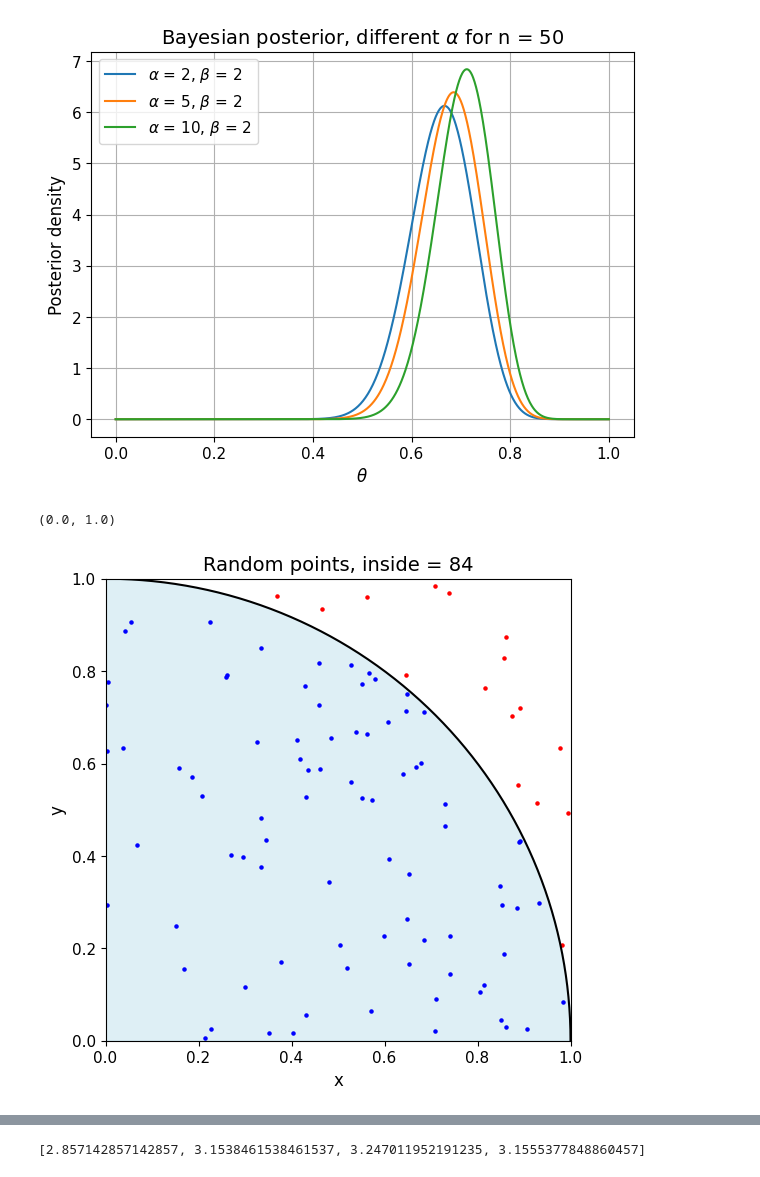
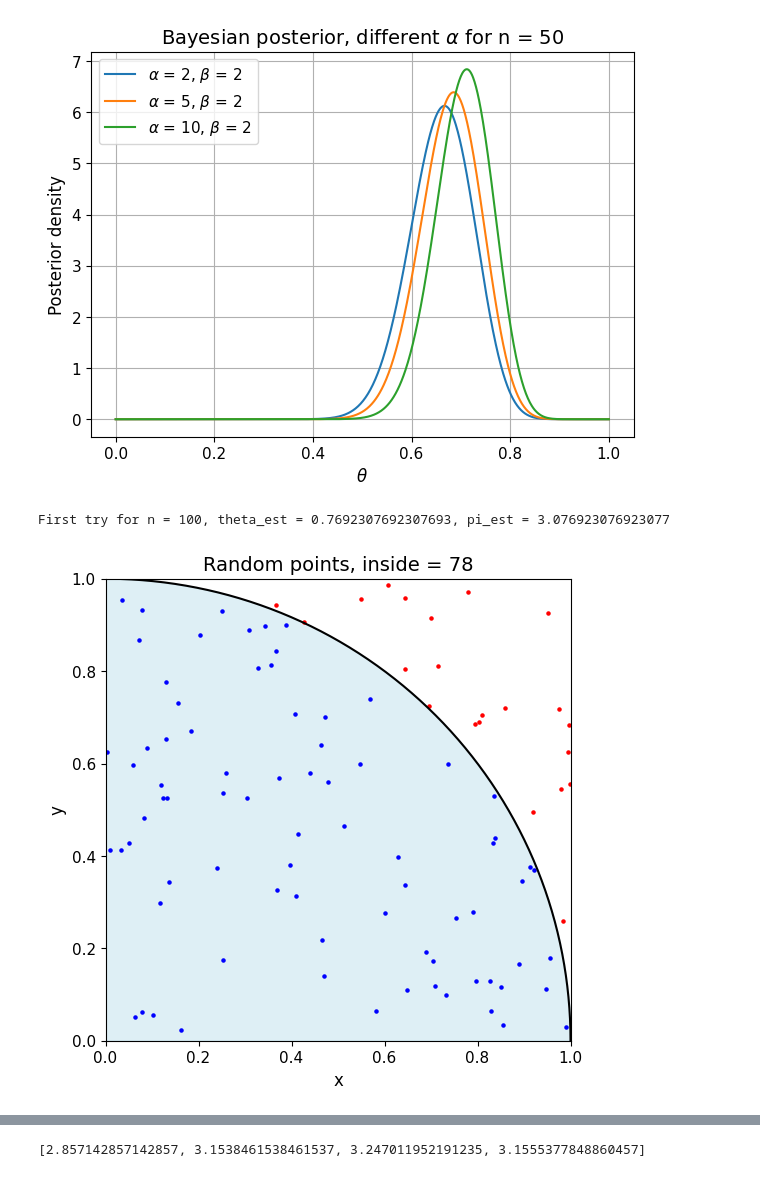
Before and after one commit to galih123star/computational2026, a Jupyter notebook: HW06/HW06.ipynb, the cells around one changed output, grey strips where cells are left out. Saved outputs shown, nothing was run; the diff lists cells and outputs as text; code cells hidden in the pictures.

```diff
--- a/HW06/HW06.ipynb
+++ b/HW06/HW06.ipynb
@@ -163,37 +166,45 @@ def circle(n):
 #print(f"Total points: {n_pi}, inside : {inside_count}")
 # %%
 # for n = 100
-data_pi, inside_count, inside_x, inside_y, outside_x, outside_y = circle(100)
+first = 100
+data_pi, inside_count, inside_x, inside_y, outside_x, outside_y = circle(first)
 
 # Create a quarter circle region
 theta = np.linspace(0, np.pi/2, 200)
 x_circle = np.cos(theta)
 y_circle = np.sin(theta)
+
+alpha,beta = 2,2 #assuming equal weight
+theta_est = (alpha + inside_count) / (alpha + beta + first)
+pi_est = 4 * theta_est
+print(f"First try for n = 100, theta_est = {theta_est}, pi_est = {pi_est}")
 
 plt.figure(figsize=(6,6))
 # Plot shaded region
 plt.fill_between(x_circle, y_circle, 0, color='lightblue', alpha=0.4, label='Quarter Circle')
 
 # Plot points
 plt.scatter(inside_x, inside_y, s=5, color='blue', label='Inside')
 plt.scatter(outside_x, outside_y, s=5, color='red', label='Outside')
 
 # Draw circle boundary
 plt.plot(x_circle, y_circle, color='black')
 
 # Formatting
 plt.title(f"Random points, inside = {inside_count}", fontsize=14)
 plt.xlabel("x", fontsize=12)
 plt.ylabel("y", fontsize=12)
 plt.xticks(fontsize=11)
 plt.yticks(fontsize=11)
 #plt.legend(loc='upper right', fontsize=8)
 #plt.gca().set_aspect('equal', adjustable='box')
 plt.xlim(0, 1)
 plt.ylim(0, 1)
+
+plt.savefig('HW06_Prob3a.png', dpi=250, transparent=True)
 # %% [output]
-(0.0, 1.0)
+First try for n = 100, theta_est = 0.7692307692307693, pi_est = 3.076923076923077
-[figure, old version]
+[figure, new version]
 # %%
 # implementing Bayesian code for this problem
 
```
Also changed, not shown: parts of 6 cells of this notebook, 5 other files.
